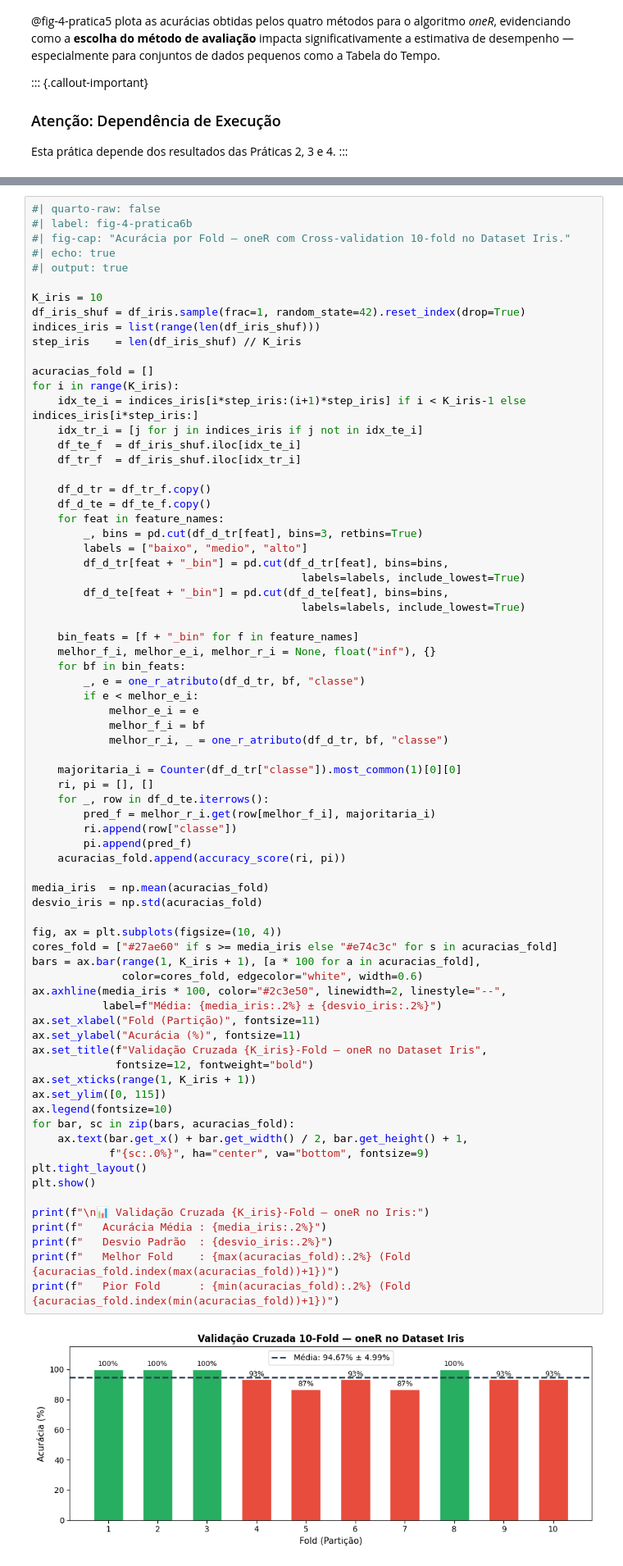
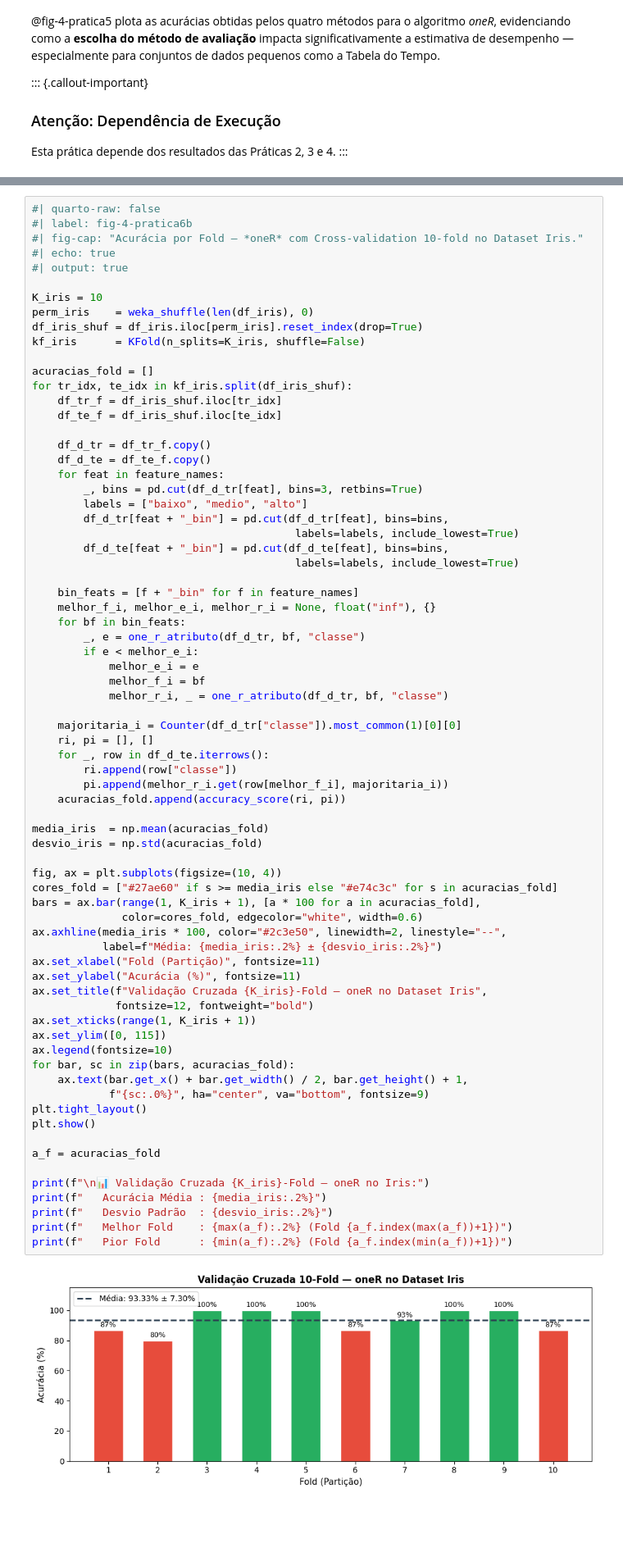
Before and after one commit to fzampirolli/si-md2, a Jupyter notebook: si-md2/cap04/cap04.ipynb, the cells around one changed output, grey strips where cells are left out. Shown at 82% size. Drawn from its saved outputs; the diff is of its cells as text; blank space fills up the shorter version.

```diff
--- a/si-md2/cap04/cap04.ipynb
+++ b/si-md2/cap04/cap04.ipynb
@@ -1171,21 +1177,19 @@ for idx, cls in enumerate(nomes_classes_iris):
 # %%
 #| quarto-raw: false
 #| label: fig-4-pratica6b
-#| fig-cap: "Acurácia por Fold — oneR com Cross-validation 10-fold no Dataset Iris."
+#| fig-cap: "Acurácia por Fold — *oneR* com Cross-validation 10-fold no Dataset Iris."
 #| echo: true
 #| output: true
 
 K_iris = 10
-df_iris_shuf = df_iris.sample(frac=1, random_state=42).reset_index(drop=True)
-indices_iris = list(range(len(df_iris_shuf)))
-step_iris    = len(df_iris_shuf) // K_iris
+perm_iris    = weka_shuffle(len(df_iris), 0)
+df_iris_shuf = df_iris.iloc[perm_iris].reset_index(drop=True)
+kf_iris      = KFold(n_splits=K_iris, shuffle=False)
 
 acuracias_fold = []
-for i in range(K_iris):
-    idx_te_i = indices_iris[i*step_iris:(i+1)*step_iris] if i < K_iris-1 else indices_iris[i*step_iris:]
-    idx_tr_i = [j for j in indices_iris if j not in idx_te_i]
-    df_te_f  = df_iris_shuf.iloc[idx_te_i]
-    df_tr_f  = df_iris_shuf.iloc[idx_tr_i]
+for tr_idx, te_idx in kf_iris.split(df_iris_shuf):
+    df_tr_f = df_iris_shuf.iloc[tr_idx]
+    df_te_f = df_iris_shuf.iloc[te_idx]
 
     df_d_tr = df_tr_f.copy()
     df_d_te = df_te_f.copy()
@@ -1193,9 +1197,9 @@ for i in range(K_iris):
         _, bins = pd.cut(df_d_tr[feat], bins=3, retbins=True)
         labels = ["baixo", "medio", "alto"]
         df_d_tr[feat + "_bin"] = pd.cut(df_d_tr[feat], bins=bins,
-                                          labels=labels, include_lowest=True)
+                                         labels=labels, include_lowest=True)
         df_d_te[feat + "_bin"] = pd.cut(df_d_te[feat], bins=bins,
-                                          labels=labels, include_lowest=True)
+                                         labels=labels, include_lowest=True)
 
     bin_feats = [f + "_bin" for f in feature_names]
     melhor_f_i, melhor_e_i, melhor_r_i = None, float("inf"), {}
@@ -1209,38 +1213,39 @@ for i in range(K_iris):
     majoritaria_i = Counter(df_d_tr["classe"]).most_common(1)[0][0]
     ri, pi = [], []
     for _, row in df_d_te.iterrows():
-        pred_f = melhor_r_i.get(row[melhor_f_i], majoritaria_i)
         ri.append(row["classe"])
-        pi.append(pred_f)
+        pi.append(melhor_r_i.get(row[melhor_f_i], majoritaria_i))
     acuracias_fold.append(accuracy_score(ri, pi))
 
 media_iris  = np.mean(acuracias_fold)
 desvio_iris = np.std(acuracias_fold)
 
 fig, ax = plt.subplots(figsize=(10, 4))
 cores_fold = ["#27ae60" if s >= media_iris else "#e74c3c" for s in acuracias_fold]
 bars = ax.bar(range(1, K_iris + 1), [a * 100 for a in acuracias_fold],
               color=cores_fold, edgecolor="white", width=0.6)
 ax.axhline(media_iris * 100, color="#2c3e50", linewidth=2, linestyle="--",
            label=f"Média: {media_iris:.2%} ± {desvio_iris:.2%}")
 ax.set_xlabel("Fold (Partição)", fontsize=11)
 ax.set_ylabel("Acurácia (%)", fontsize=11)
 ax.set_title(f"Validação Cruzada {K_iris}-Fold — oneR no Dataset Iris",
              fontsize=12, fontweight="bold")
 ax.set_xticks(range(1, K_iris + 1))
 ax.set_ylim([0, 115])
 ax.legend(fontsize=10)
 for bar, sc in zip(bars, acuracias_fold):
     ax.text(bar.get_x() + bar.get_width() / 2, bar.get_height() + 1,
             f"{sc:.0%}", ha="center", va="bottom", fontsize=9)
 plt.tight_layout()
 plt.show()
 
+a_f = acuracias_fold
+
 print(f"\n📊 Validação Cruzada {K_iris}-Fold — oneR no Iris:")
 print(f"   Acurácia Média : {media_iris:.2%}")
 print(f"   Desvio Padrão  : {desvio_iris:.2%}")
-print(f"   Melhor Fold    : {max(acuracias_fold):.2%} (Fold {acuracias_fold.index(max(acuracias_fold))+1})")
-print(f"   Pior Fold      : {min(acuracias_fold):.2%} (Fold {acuracias_fold.index(min(acuracias_fold))+1})")
+print(f"   Melhor Fold    : {max(a_f):.2%} (Fold {a_f.index(max(a_f))+1})")
+print(f"   Pior Fold      : {min(a_f):.2%} (Fold {a_f.index(min(a_f))+1})")
 # %% [output]
-[figure, old version]
+[figure, new version]
 📊 Validação Cruzada 10-Fold — oneR no Iris:
```
Also changed, not shown: parts of 8 cells of this notebook, 30 other files.
